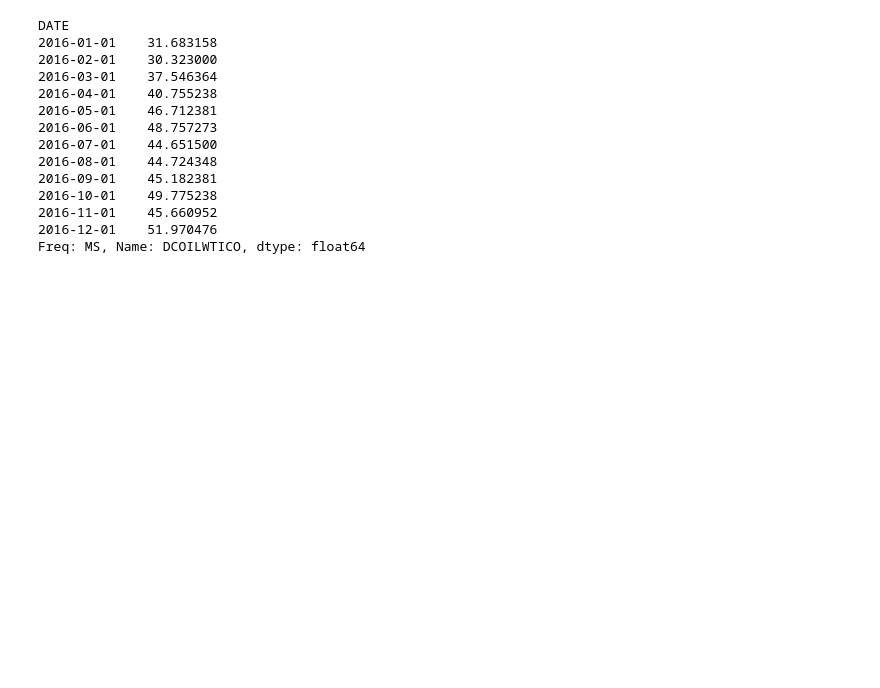
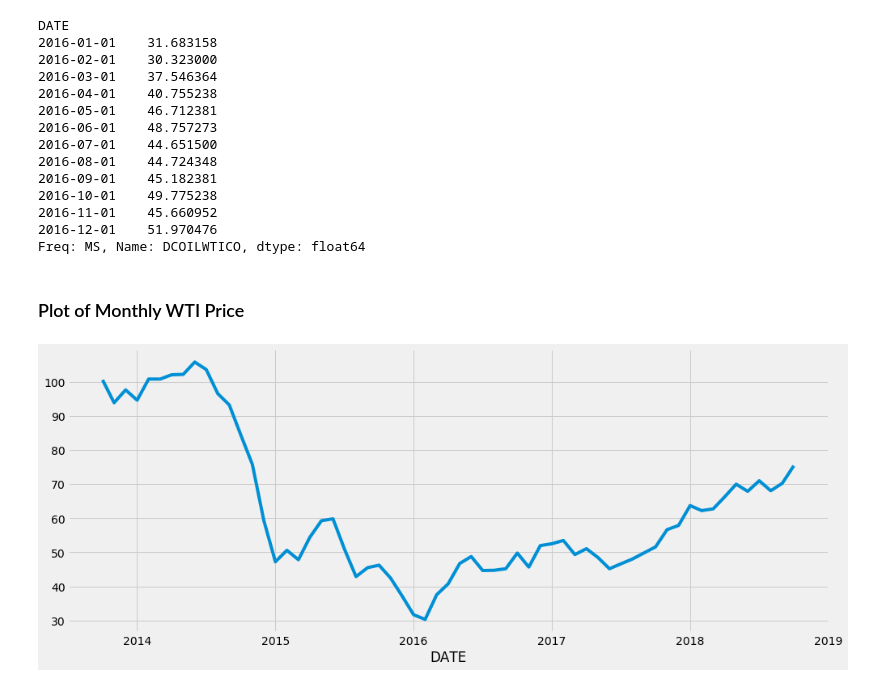
Before and after one commit to therealcrowder/timeSeriesStuff, a Jupyter notebook: WTI Time Series.ipynb, the cells around one changed output. Saved outputs shown, nothing was run; the diff lists cells and outputs as text; code cells hidden in the pictures; blank space fills up the shorter version.

```diff
--- a/WTI Time Series.ipynb
+++ b/WTI Time Series.ipynb
@@ -99,3 +100,10 @@ DATE
 2016-11-01    45.660952
 2016-12-01    51.970476
 Freq: MS, Name: DCOILWTICO, dtype: float64
+# %% [markdown]
+### Plot of Monthly WTI Price
+# %%
+y.plot(figsize = (15, 6))
+plt.show()
+# %% [output]
+[figure, added]
```
Also changed, not shown: parts of 18 cells of this notebook.
